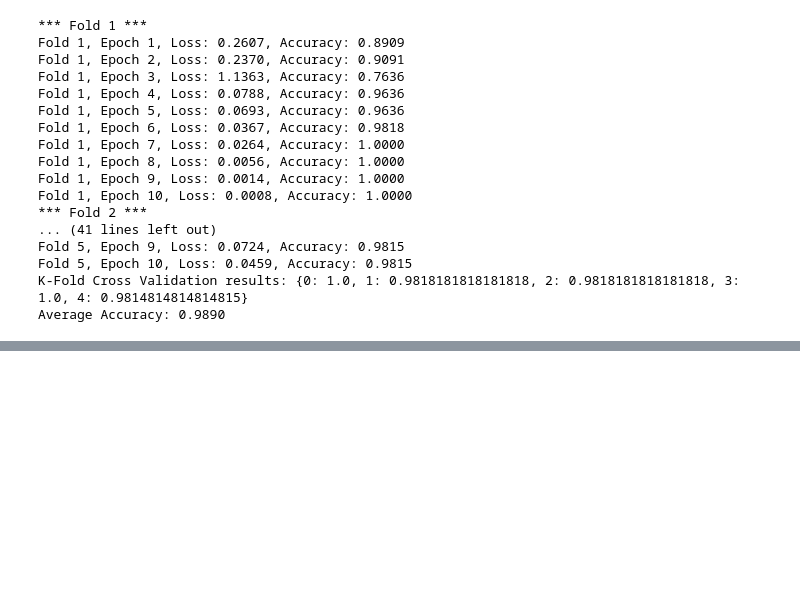
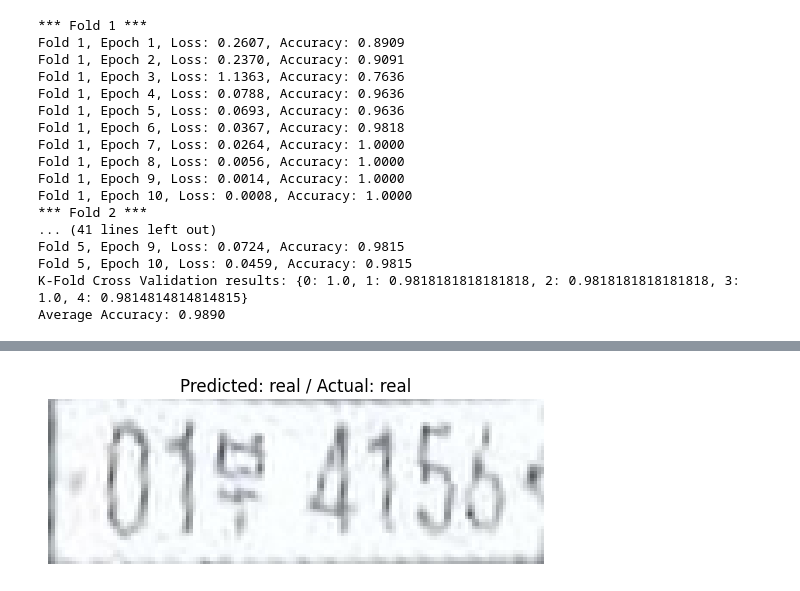
Before and after one commit to unique-chan/FakeLP, a Jupyter notebook: task_a.ipynb, the cells around one changed output, grey strips where cells are left out. Cells and saved outputs as stored; diff of their text form; code cells hidden in the pictures; blank space fills up the shorter version.

```diff
--- a/task_a.ipynb
+++ b/task_a.ipynb
@@ -133,0 +166,5 @@ Average Accuracy: 0.9890
+# %%
+test_image_path = 'fake_licenseplate/1/281.jpg'
+visualize_prediction(test_image_path, model, transform, class_names)
+# %% [output]
+[figure, added]
```
Also changed, not shown: parts of 4 cells of this notebook.
